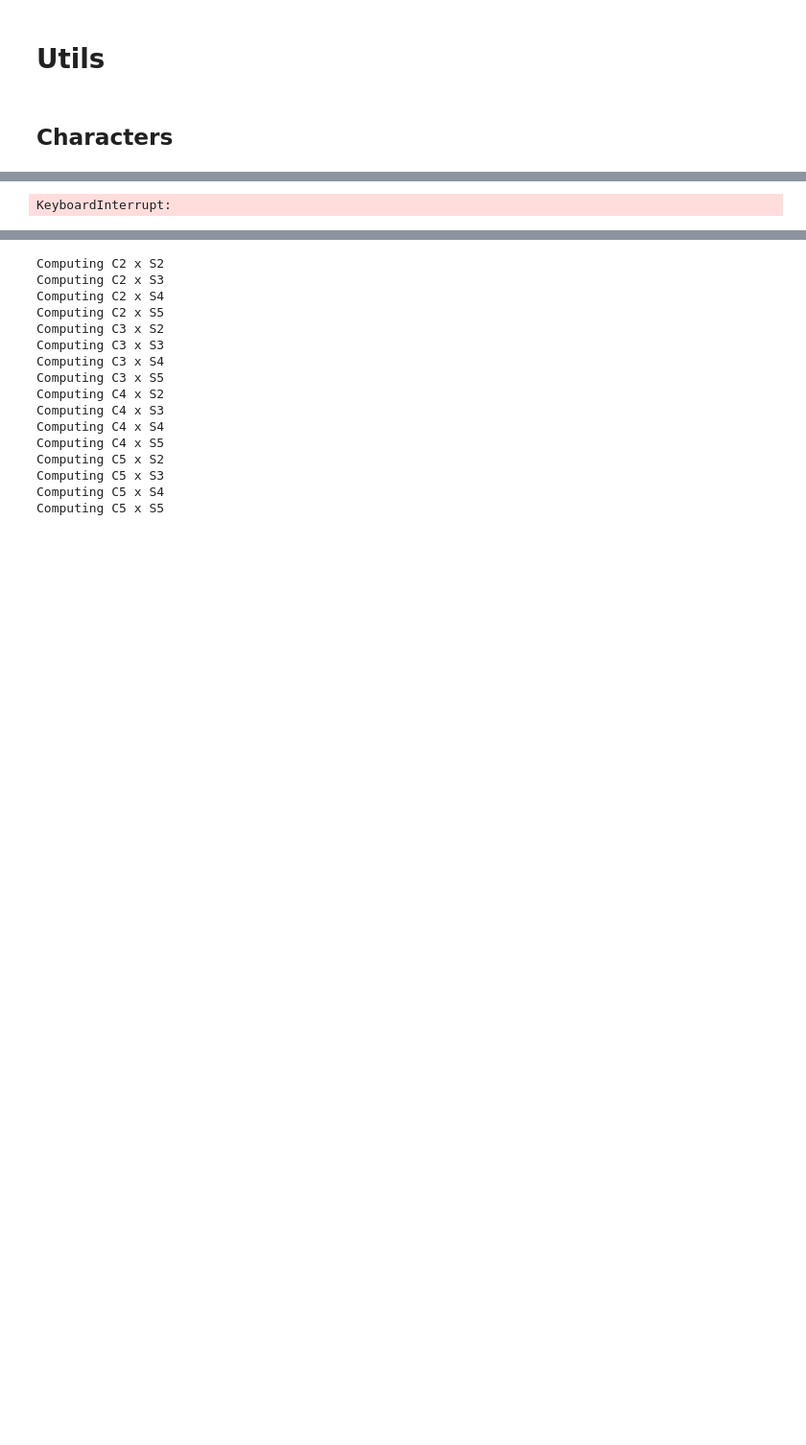
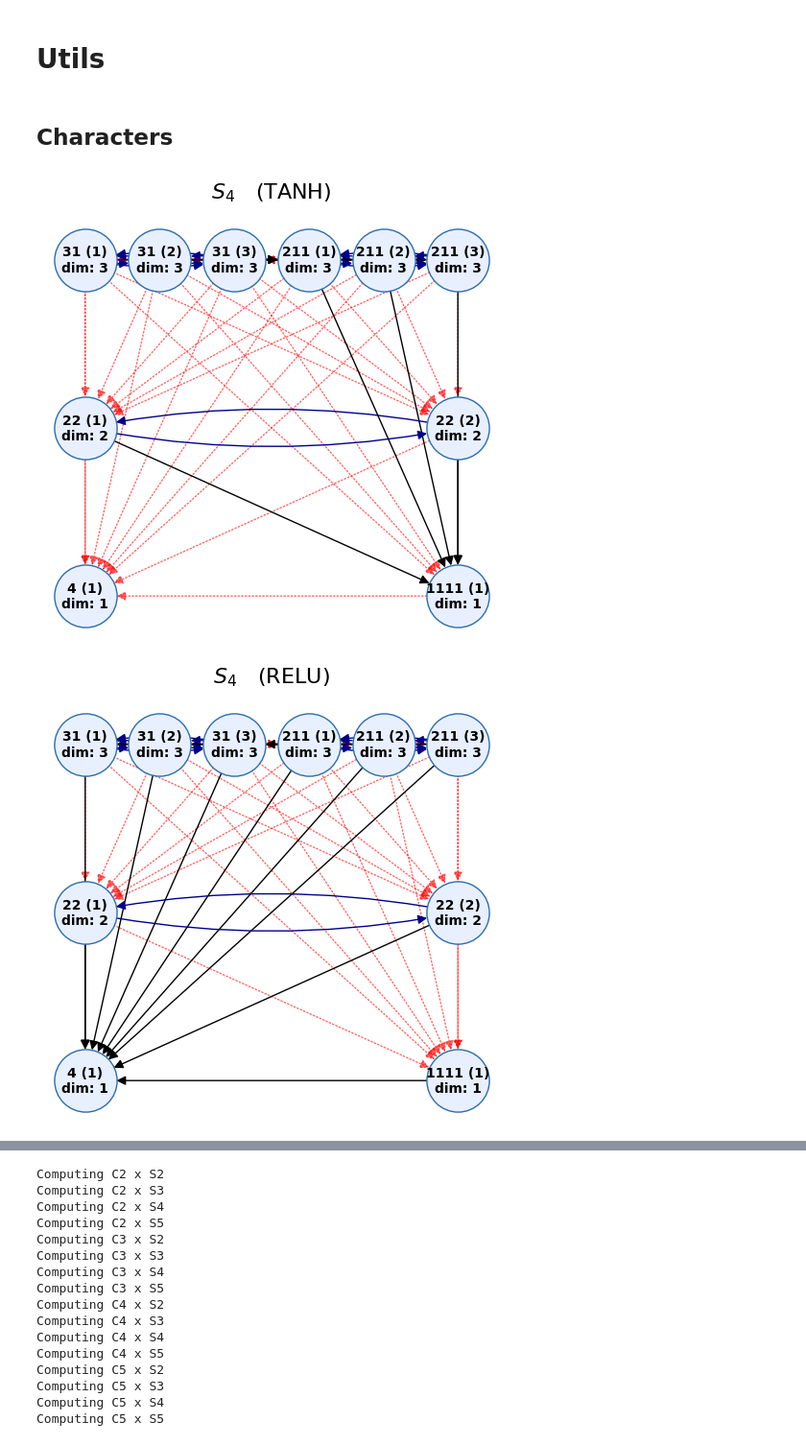
Before and after one commit to ManiShayestehfar/Masters, a Jupyter notebook: equivarient_NN/finite_groups/Sn.ipynb, the cells around one changed output, grey strips where cells are left out. Shown at 96% size. Saved outputs shown, nothing was run; the diff lists cells and outputs as text; code cells hidden in the pictures; blank space fills up the shorter version.

```diff
--- a/equivarient_NN/finite_groups/Sn.ipynb
+++ b/equivarient_NN/finite_groups/Sn.ipynb
@@ -108,5 +148,16 @@ def Sn_character_table_map(G: FiniteGroup, n: int):
 # %%
-n = 6
+n = 4
 
-activation_fn = RELU
+activation_fn = TANH
 regular = True
+refine = True
+
+G = build_Sn(n)
+H = build_H(n)
+
+graph, solver = run(G, H, n, TANH, refine=refine, regular=regular, figsize=(5,5), interaction=True)
+graph, solver = run(G, H, n, RELU, refine=refine, regular=regular, figsize=(5,5), interaction=True)
+graph, solver = run(G, H, n, lambda x: RELU(x) + TANH(x), refine=refine, regular=regular, figsize=(5,5), interaction=True)
+# %% [output]
+[figure, added]
+[figure, added]
@@ -113,25 +164,0 @@ regular = True
-# %%
-G = build_Sn(n)
-H = build_H(n)
-
-solver = InducedRepSolver(G)
-if regular:
-    solver.set_subgroup([G.identity])
-else:
-    solver.set_subgroup(H)
-
-class_char_map, labels = Sn_character_table_map(G, n)
-
-solver.load_character_table(class_char_map, labels)
-solver.compute_projectors(refine=False)
-
-# graph = solver.build_interaction_graph(activation_fn=activation_fn)
-graph = solver.build_isotypic_graph(activation_fn=activation_fn)
-solver.visualise_interaction_graph(
-    graph,
-    group_name=f"S{n}",
-    node_size=2500,
-    show_self_loops=False,
-)
-# %% [output]
-KeyboardInterrupt:
```
Also changed, not shown: parts of 5 cells of this notebook, 4 other files.
